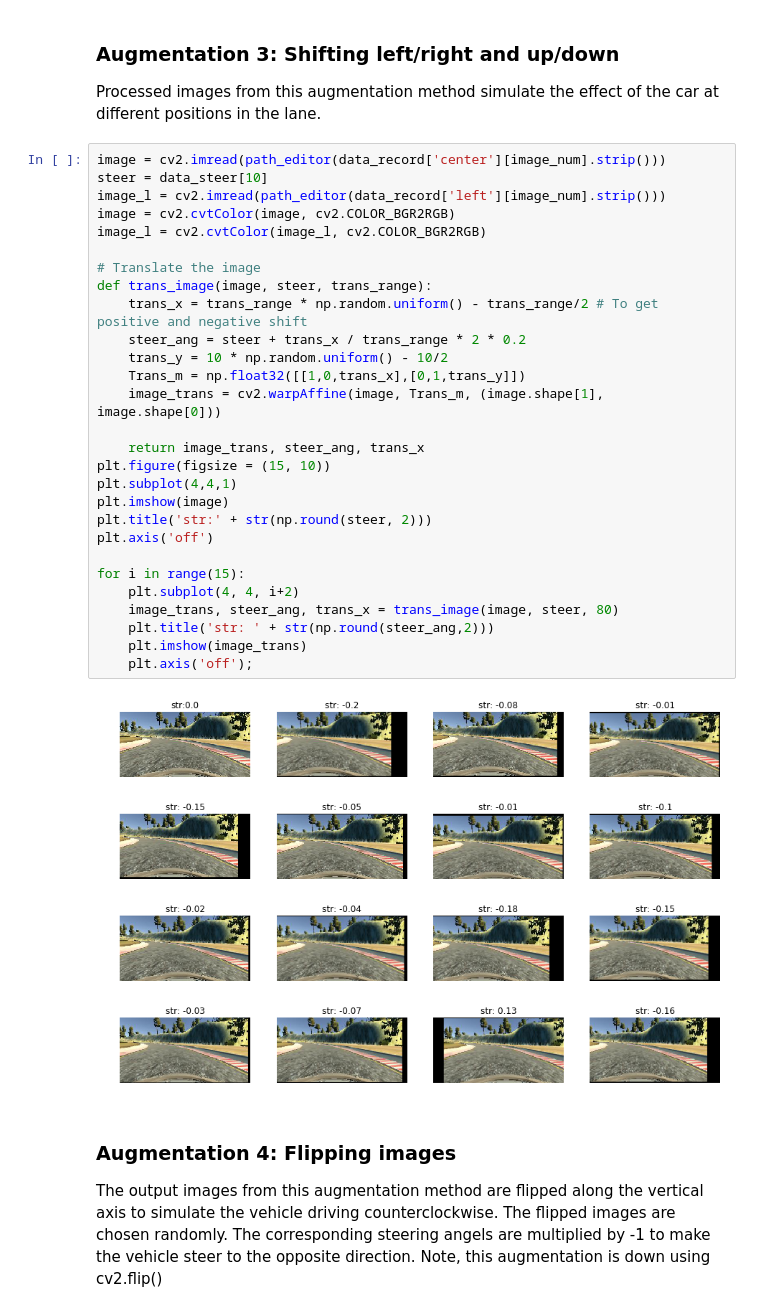
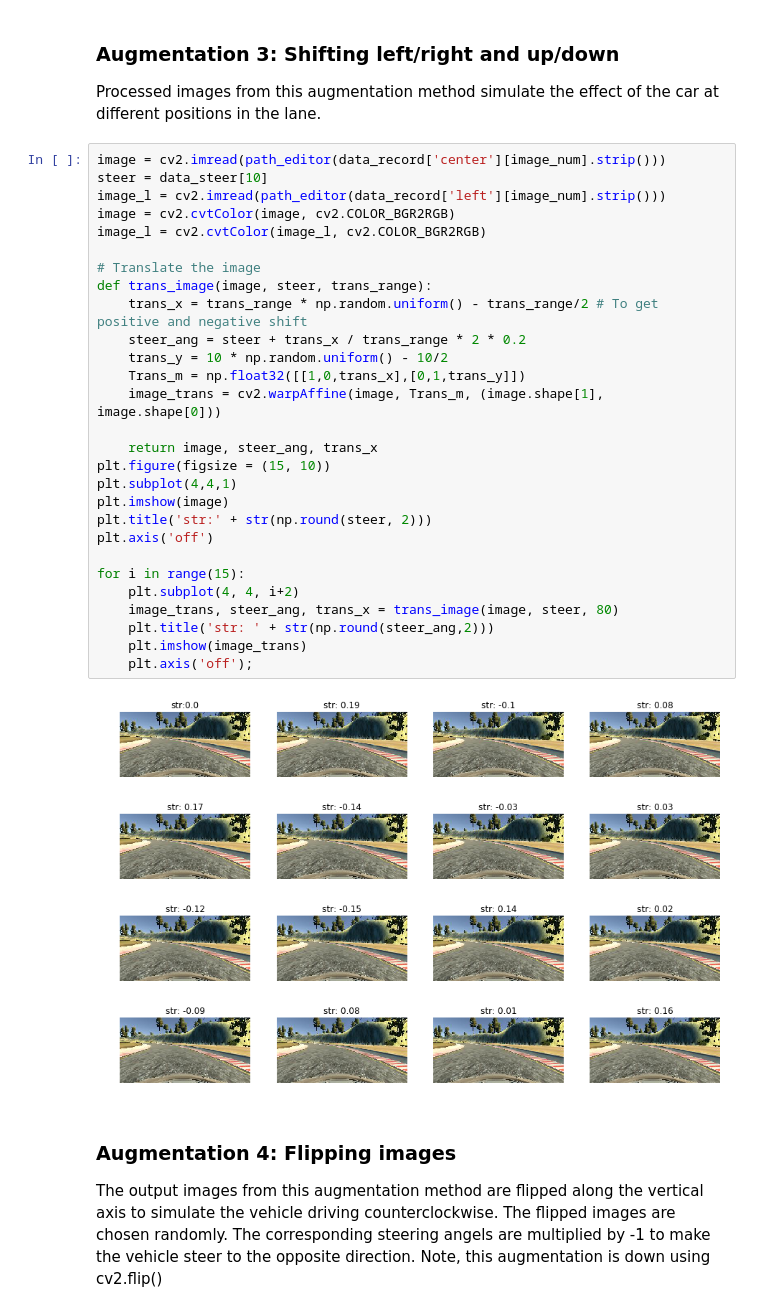
Before and after one commit to OwenHua666/CarND-Behavioral-Cloning-P3, a Jupyter notebook: BehaviorClone_model.ipynb, the cells around one changed output. Drawn from its saved outputs; the diff is of its cells as text.

```diff
--- a/BehaviorClone_model.ipynb
+++ b/BehaviorClone_model.ipynb
@@ -131,33 +129,33 @@ Processed images from this augmentation method simulate the effect of the car at
 # %%
 image = cv2.imread(path_editor(data_record['center'][image_num].strip()))
 steer = data_steer[10]
 image_l = cv2.imread(path_editor(data_record['left'][image_num].strip()))
 image = cv2.cvtColor(image, cv2.COLOR_BGR2RGB)
 image_l = cv2.cvtColor(image_l, cv2.COLOR_BGR2RGB)
 
 # Translate the image
 def trans_image(image, steer, trans_range):
     trans_x = trans_range * np.random.uniform() - trans_range/2 # To get positive and negative shift
     steer_ang = steer + trans_x / trans_range * 2 * 0.2
     trans_y = 10 * np.random.uniform() - 10/2
     Trans_m = np.float32([[1,0,trans_x],[0,1,trans_y]])
     image_trans = cv2.warpAffine(image, Trans_m, (image.shape[1], image.shape[0]))
 
-    return image_trans, steer_ang, trans_x
+    return image, steer_ang, trans_x
 plt.figure(figsize = (15, 10))
 plt.subplot(4,4,1)
 plt.imshow(image)
 plt.title('str:' + str(np.round(steer, 2)))
 plt.axis('off')
 
 for i in range(15):
     plt.subplot(4, 4, i+2)
     image_trans, steer_ang, trans_x = trans_image(image, steer, 80)
     plt.title('str: ' + str(np.round(steer_ang,2)))
     plt.imshow(image_trans)
     plt.axis('off');
 # %% [output]
-[figure, old version]
+[figure, new version]
 # %% [markdown]
 ### Augmentation 4: Flipping images
 The output images from this augmentation method are flipped along the vertical axis to simulate the vehicle driving counterclockwise. The flipped images are chosen randomly. The corresponding steering angels are multiplied by -1 to make the vehicle steer to the opposite direction. Note, this augmentation is down using cv2.flip()
```
Also changed, not shown: parts of 9 cells of this notebook, 2 other files.
